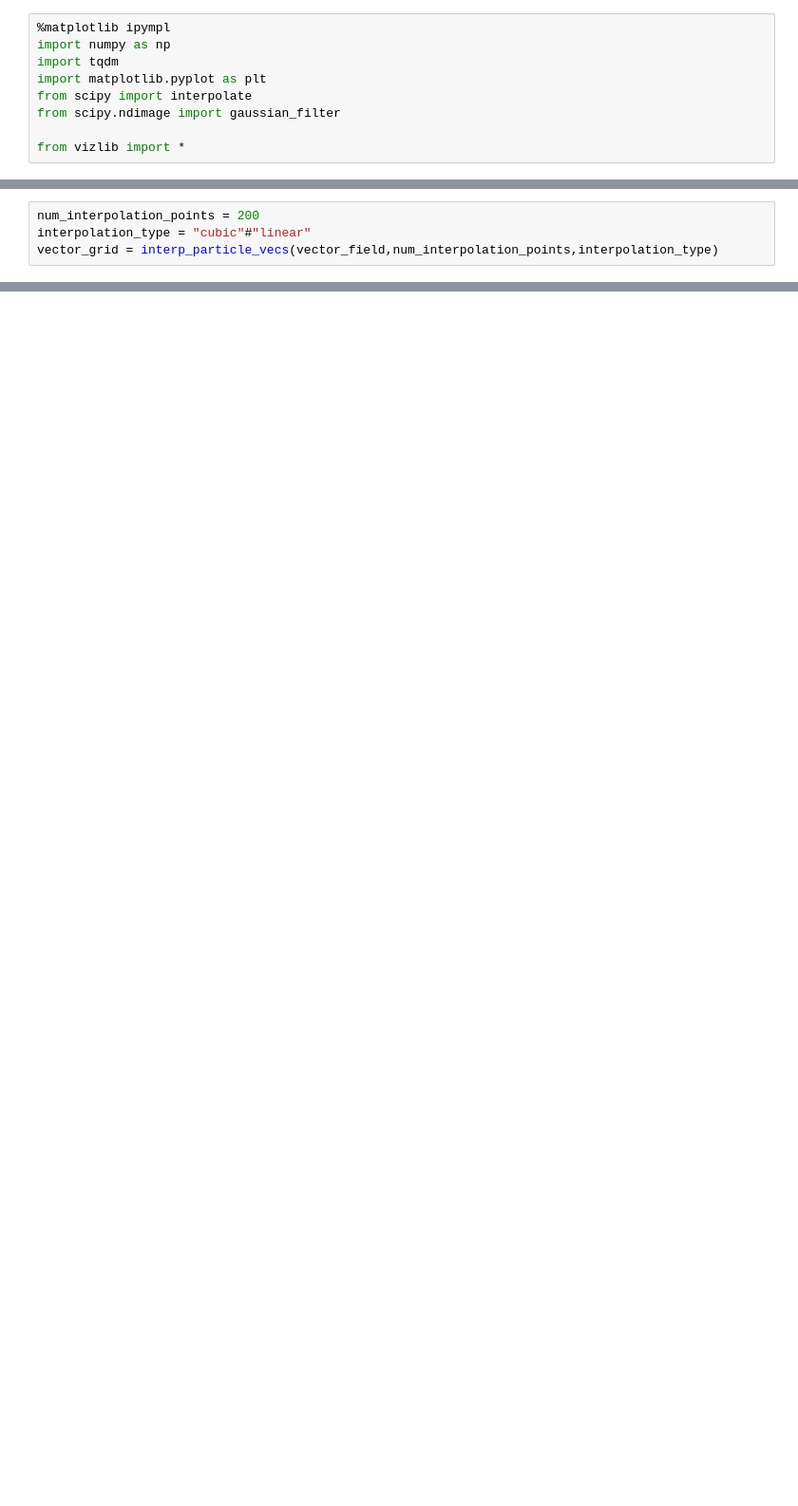
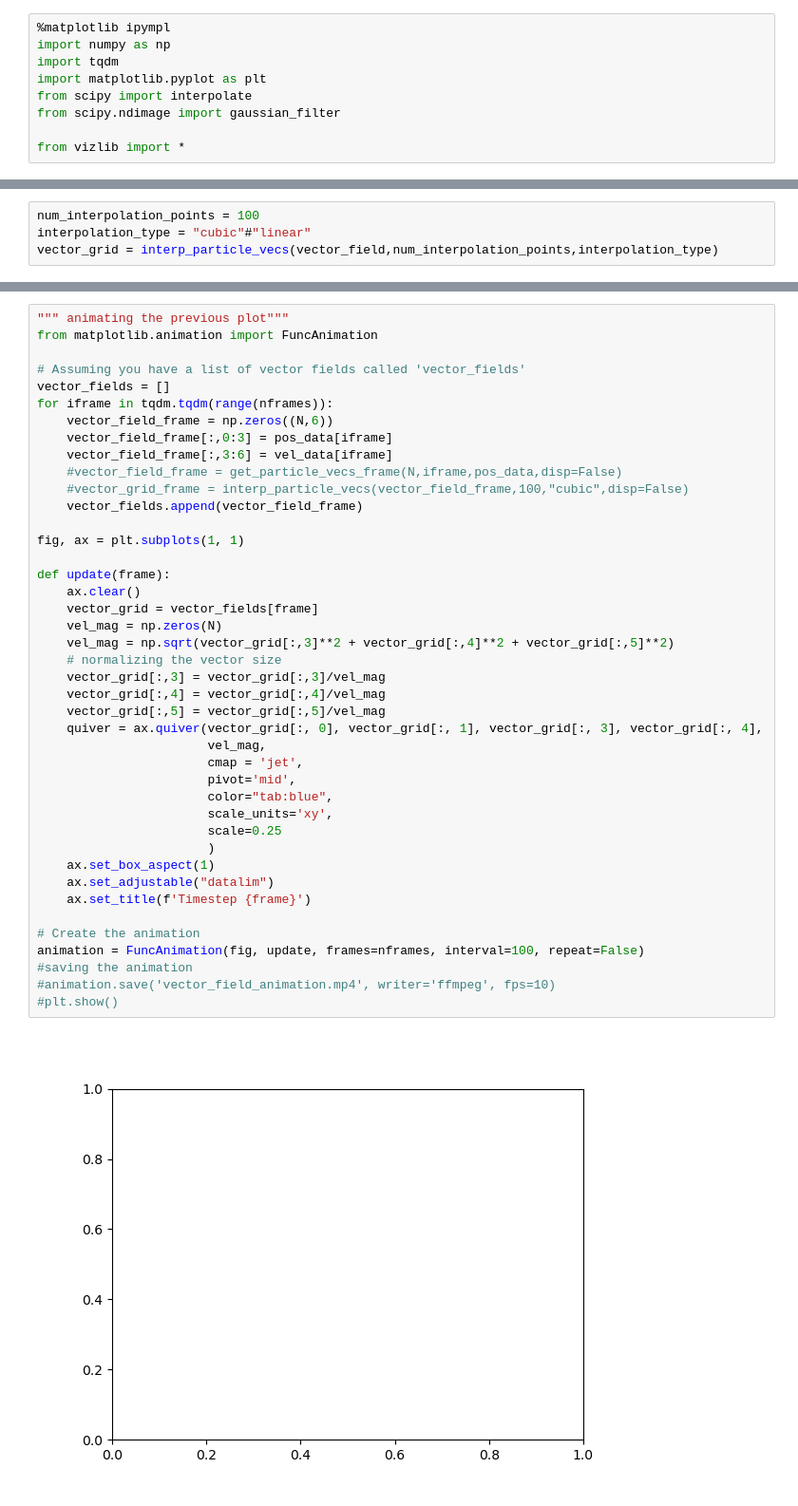
Before and after one commit to mdeutsc2/ActiveMatterWorms, a Jupyter notebook: notebooks/viz.ipynb, the cells around one changed output, grey strips where cells are left out. Shown at 95% size. Saved outputs shown, nothing was run; the diff lists cells and outputs as text; blank space fills up the shorter version.

```diff
--- a/notebooks/viz.ipynb
+++ b/notebooks/viz.ipynb
@@ -33,4 +41,4 @@ plt.show()
 # %%
-num_interpolation_points = 200
+num_interpolation_points = 100
 interpolation_type = "cubic"#"linear"
 vector_grid = interp_particle_vecs(vector_field,num_interpolation_points,interpolation_type)
@@ -211,0 +246,44 @@ plt.show()
+# %%
+""" animating the previous plot"""
+from matplotlib.animation import FuncAnimation
+
+# Assuming you have a list of vector fields called 'vector_fields'
+vector_fields = []
+for iframe in tqdm.tqdm(range(nframes)):
+    vector_field_frame = np.zeros((N,6))
+    vector_field_frame[:,0:3] = pos_data[iframe]
+    vector_field_frame[:,3:6] = vel_data[iframe]
+    #vector_field_frame = get_particle_vecs_frame(N,iframe,pos_data,disp=False)
+    #vector_grid_frame = interp_particle_vecs(vector_field_frame,100,"cubic",disp=False)
+    vector_fields.append(vector_field_frame)
+
+fig, ax = plt.subplots(1, 1)
+
+def update(frame):
+    ax.clear()
+    vector_grid = vector_fields[frame]
+    vel_mag = np.zeros(N)
+    vel_mag = np.sqrt(vector_grid[:,3]**2 + vector_grid[:,4]**2 + vector_grid[:,5]**2)
+    # normalizing the vector size
+    vector_grid[:,3] = vector_grid[:,3]/vel_mag
+    vector_grid[:,4] = vector_grid[:,4]/vel_mag
+    vector_grid[:,5] = vector_grid[:,5]/vel_mag
+    quiver = ax.quiver(vector_grid[:, 0], vector_grid[:, 1], vector_grid[:, 3], vector_grid[:, 4],
+                       vel_mag,
+                       cmap = 'jet',
+                       pivot='mid',
+                       color="tab:blue",
+                       scale_units='xy',
+                       scale=0.25
+                       )
+    ax.set_box_aspect(1)
+    ax.set_adjustable("datalim")
+    ax.set_title(f'Timestep {frame}')
+
+# Create the animation
+animation = FuncAnimation(fig, update, frames=nframes, interval=100, repeat=False)
+#saving the animation
+#animation.save('vector_field_animation.mp4', writer='ffmpeg', fps=10)
+#plt.show()
+# %% [output]
+[figure, added]
```
Also changed, not shown: parts of 12 cells of this notebook, 2 other files.
